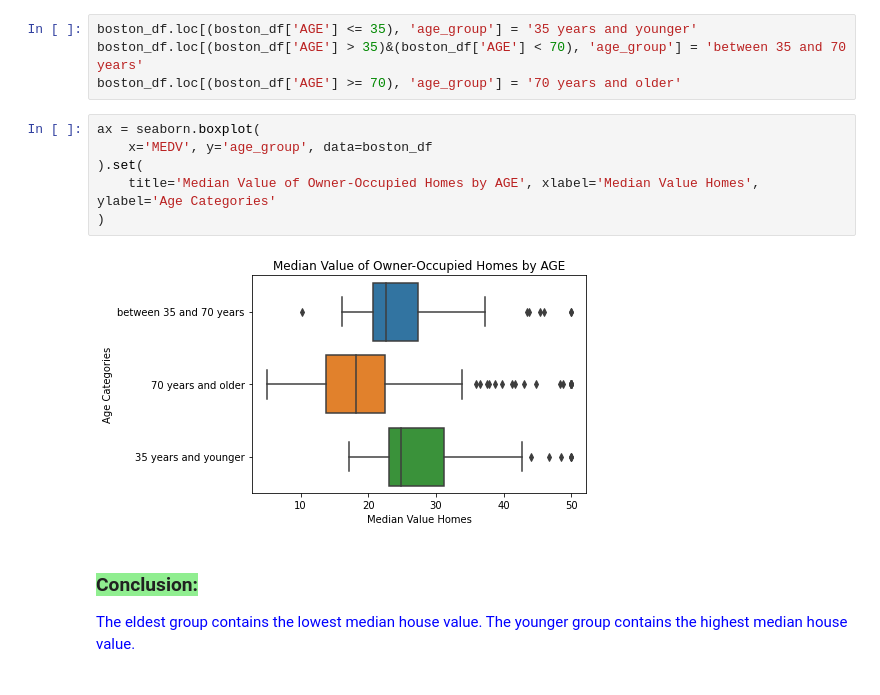
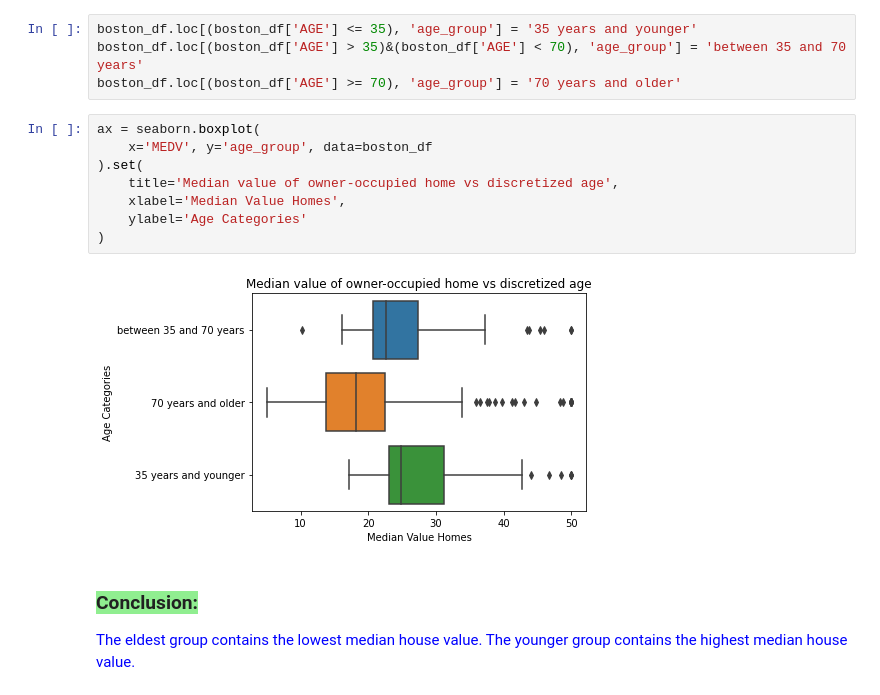
Before and after one commit to eks/statistics_for_data_science, a Jupyter notebook: Boston Housing.ipynb, the cells around one changed output. Saved outputs shown, nothing was run; the diff lists cells and outputs as text.

```diff
--- a/Boston Housing.ipynb
+++ b/Boston Housing.ipynb
@@ -103,11 +103,13 @@ boston_df.loc[(boston_df['AGE'] >= 70), 'age_group'] = '70 years and older'
 # %%
 ax = seaborn.boxplot(
     x='MEDV', y='age_group', data=boston_df
 ).set(
-    title='Median Value of Owner-Occupied Homes by AGE', xlabel='Median Value Homes', ylabel='Age Categories'
+    title='Median value of owner-occupied home vs discretized age',
+    xlabel='Median Value Homes',
+    ylabel='Age Categories'
 )
 # %% [output]
-[figure, old version]
+[figure, new version]
 # %% [markdown]
 ### <span style='background :lightgreen' >Conclusion:</span>
 <span style='color: blue'>The eldest group contains the lowest median house value. The younger group contains the highest median house value.
```
